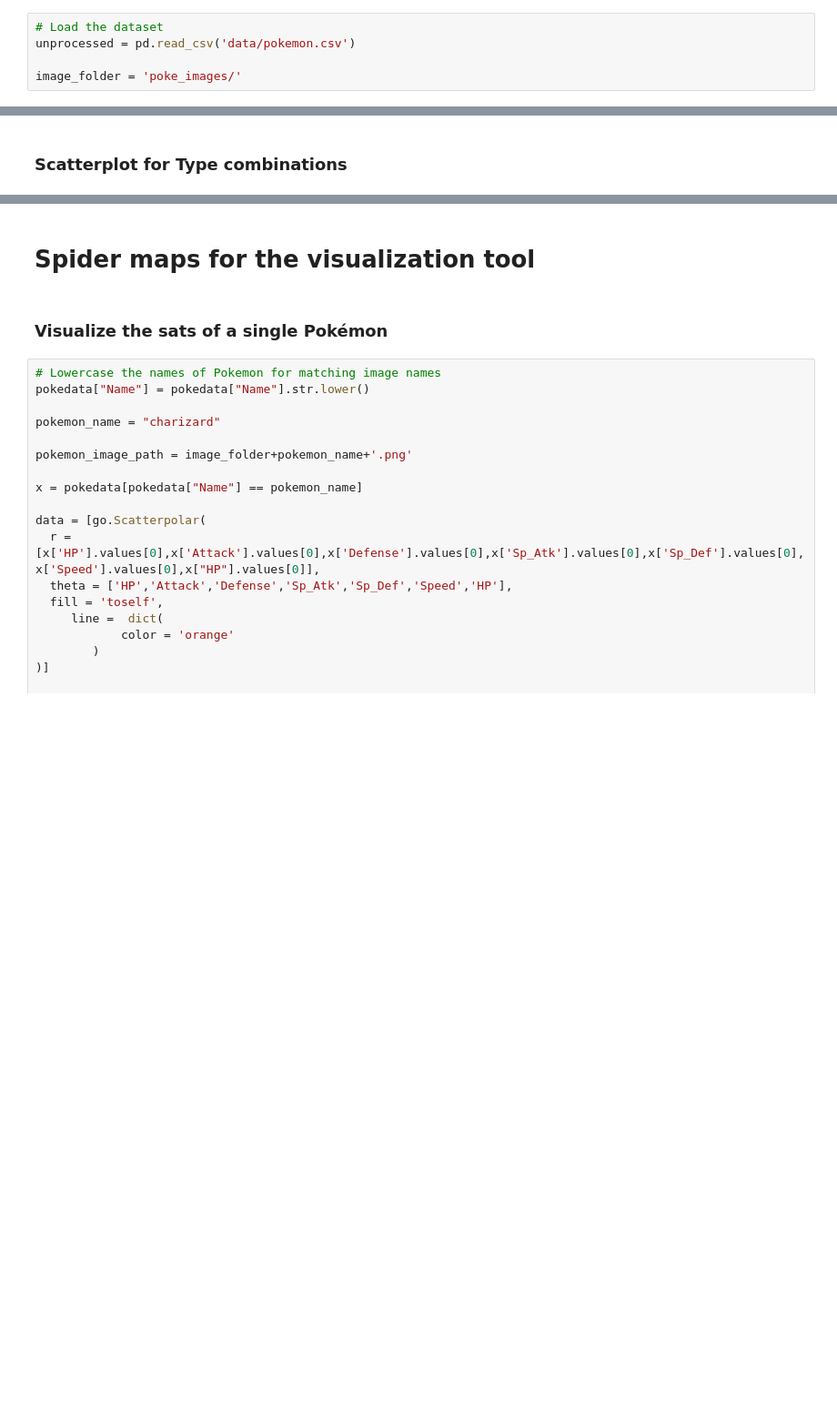
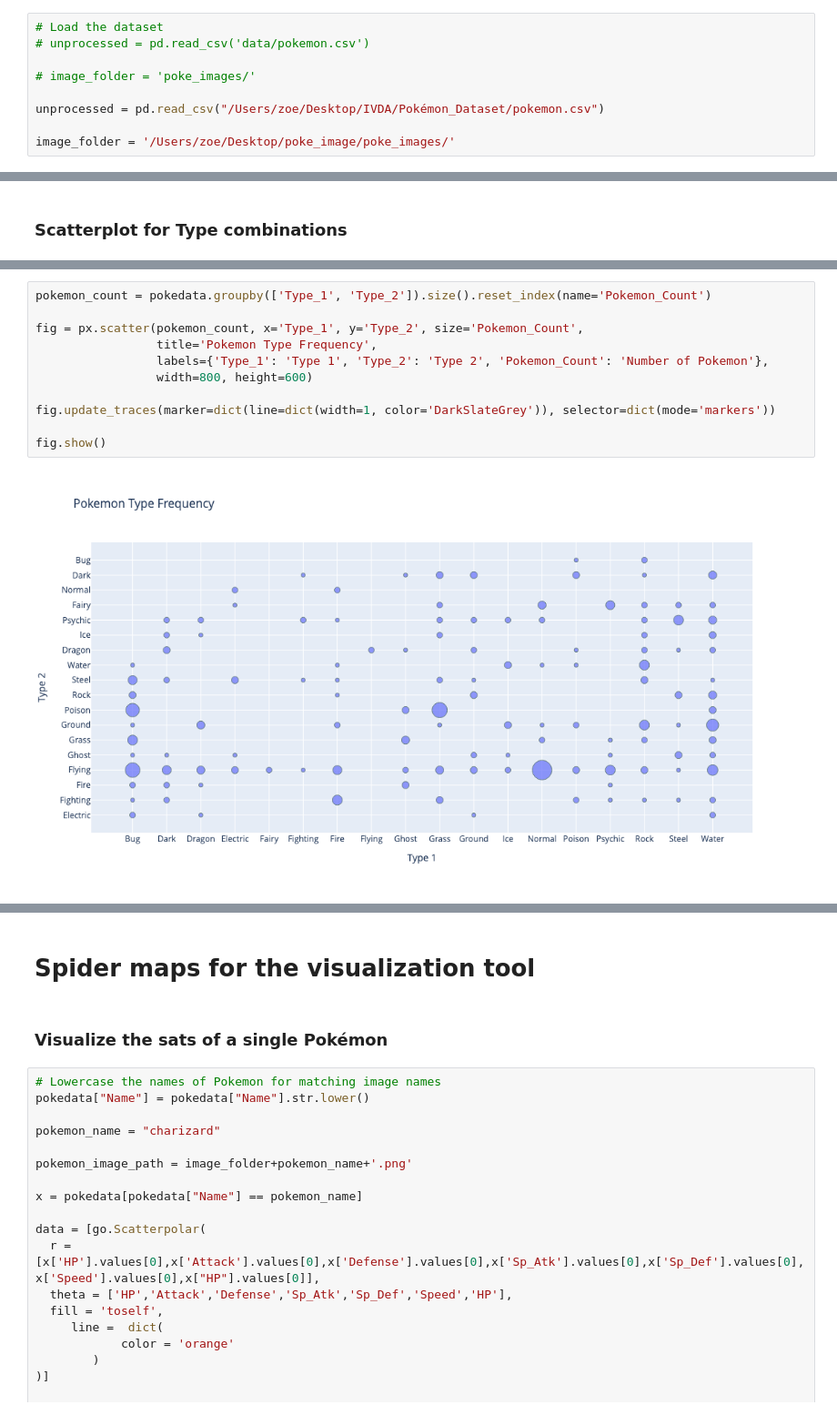
Before and after one commit to mwooll/ElTony, a Jupyter notebook: data_vis.ipynb, the cells around one changed output, grey strips where cells are left out. Shown at 91% size. Saved outputs shown, nothing was run; the diff lists cells and outputs as text; blank space fills up the shorter version.

Commit message:
adding scatter plots and descriptions

```diff
--- a/data_vis.ipynb
+++ b/data_vis.ipynb
@@ -28,9 +41,13 @@ ModuleNotFoundError: No module named 'google'
 # Data Preprocessing
 # %%
 # Load the dataset
-unprocessed = pd.read_csv('data/pokemon.csv')
+# unprocessed = pd.read_csv('data/pokemon.csv')
 
-image_folder = 'poke_images/'
+# image_folder = 'poke_images/'
+
+unprocessed = pd.read_csv("/Users/zoe/Desktop/IVDA/Pokémon_Dataset/pokemon.csv")
+
+image_folder = '/Users/zoe/Desktop/poke_image/poke_images/'
 # %%
 unprocessed.columns
 # %% [output]
@@ -187,0 +201,13 @@ fig.show()
+# %%
+pokemon_count = pokedata.groupby(['Type_1', 'Type_2']).size().reset_index(name='Pokemon_Count')
+
+fig = px.scatter(pokemon_count, x='Type_1', y='Type_2', size='Pokemon_Count',
+                 title='Pokemon Type Frequency',
+                 labels={'Type_1': 'Type 1', 'Type_2': 'Type 2', 'Pokemon_Count': 'Number of Pokemon'},
+                 width=800, height=600)
+
+fig.update_traces(marker=dict(line=dict(width=1, color='DarkSlateGrey')), selector=dict(mode='markers'))
+
+fig.show()
+# %% [output]
+[figure, added]
```
Also changed, not shown: parts of 17 cells of this notebook.
